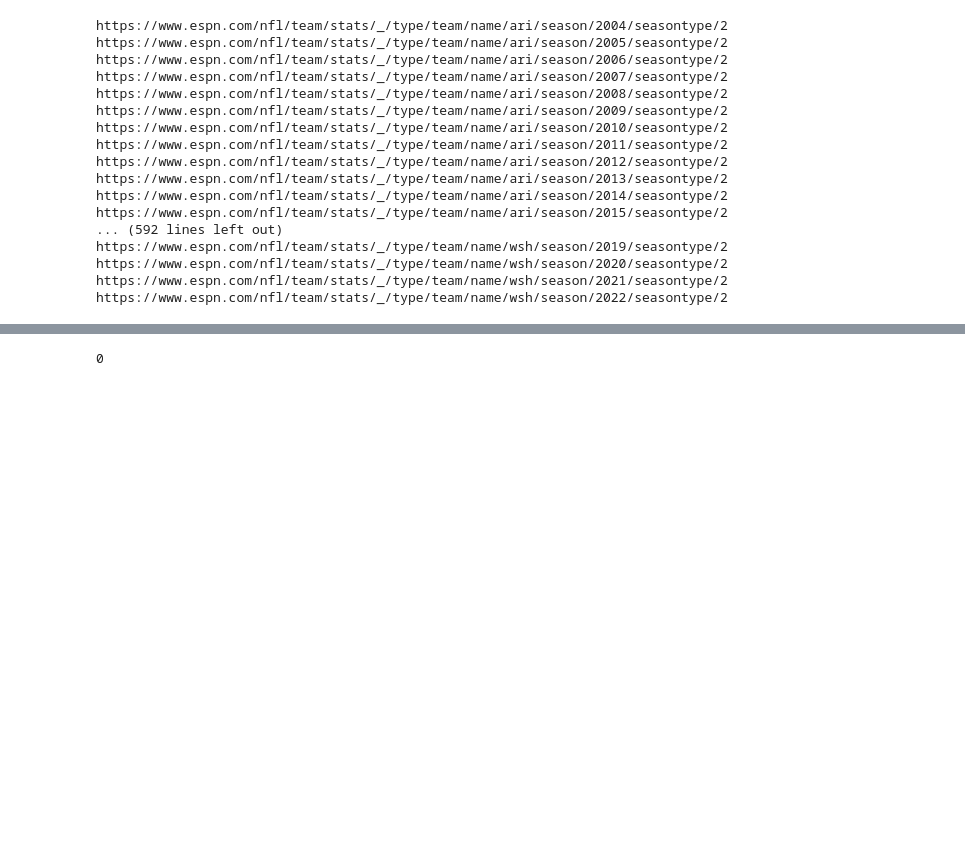
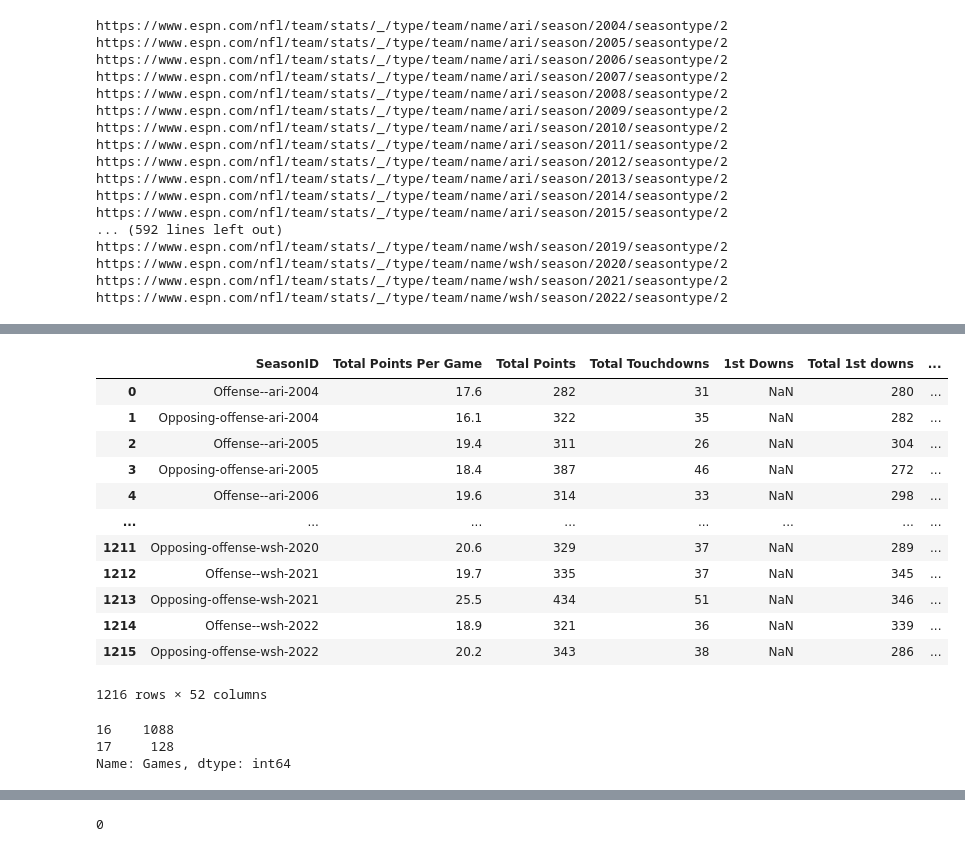
Before and after one commit to jtunley14/SundayProphet, a Jupyter notebook: NFL Sports Betting Capstone.ipynb, the cells around one changed output, grey strips where cells are left out. Drawn from its saved outputs; the diff is of its cells as text; code cells hidden in the pictures; blank space fills up the shorter version.

```diff
--- a/NFL Sports Betting Capstone.ipynb
+++ b/NFL Sports Betting Capstone.ipynb
@@ -246,0 +279,20 @@ hist_df.head()
+# %%
+#setting index as a column instead for easy manipulation
+hist_df = hist_df.reset_index()
+hist_df.rename(columns={'index':'SeasonID'}, inplace=True) #renaming new column
+# %%
+hist_df
+# %% [output]
+|  | SeasonID | Total Points Per Game | Total Points | Total Touchdowns | 1st Downs | Total 1st downs | ... |
+| 0 | Offense--ari-2004 | 17.6 | 282 | 31 | NaN | 280 | ... |
+| 1 | Opposing-offense-ari-2004 | 16.1 | 322 | 35 | NaN | 282 | ... |
+| 2 | Offense--ari-2005 | 19.4 | 311 | 26 | NaN | 304 | ... |
+| 3 | Opposing-offense-ari-2005 | 18.4 | 387 | 46 | NaN | 272 | ... |
+| 4 | Offense--ari-2006 | 19.6 | 314 | 33 | NaN | 298 | ... |
+| ... | ... | ... | ... | ... | ... | ... | ... |
+| 1211 | Opposing-offense-wsh-2020 | 20.6 | 329 | 37 | NaN | 289 | ... |
+| 1212 | Offense--wsh-2021 | 19.7 | 335 | 37 | NaN | 345 | ... |
+| 1213 | Opposing-offense-wsh-2021 | 25.5 | 434 | 51 | NaN | 346 | ... |
+| 1214 | Offense--wsh-2022 | 18.9 | 321 | 36 | NaN | 339 | ... |
+| 1215 | Opposing-offense-wsh-2022 | 20.2 | 343 | 38 | NaN | 286 | ... |
+1216 rows × 52 columns
@@ -246,0 +310,8 @@ hist_df.head()
+# %%
+hist_df.tail()
+hist_df['Games'].value_counts()
+# 32 teams X 2 rows per team per season X 2 seasons = 128 so we are good
+# %% [output]
+16    1088
+17     128
+Name: Games, dtype: int64
```
Also changed, not shown: parts of 68 cells of this notebook.
